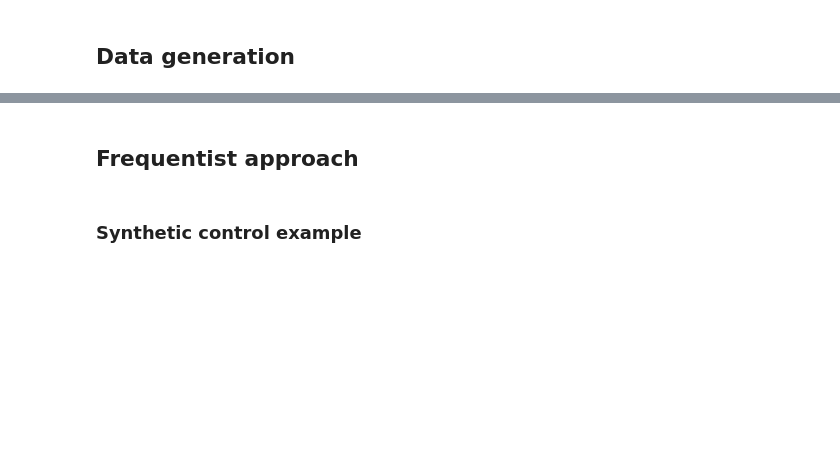
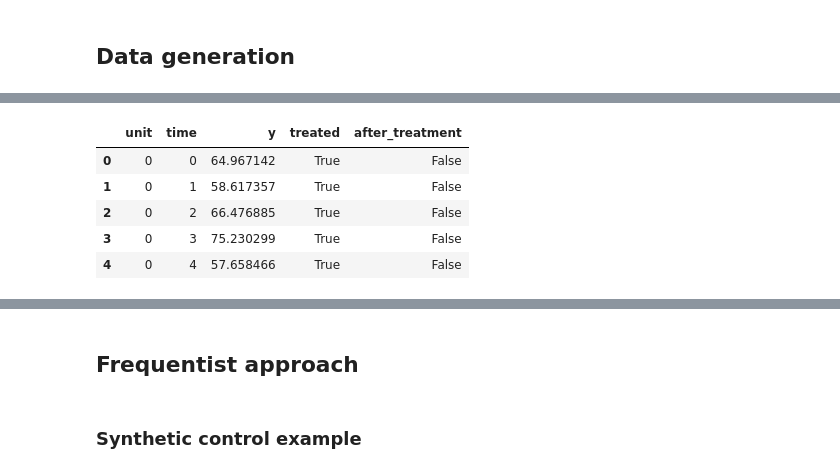
Before and after one commit to 123yaroslav/diplom, a Jupyter notebook: 01_examples.ipynb, the cells around one changed output, grey strips where cells are left out. Cells and saved outputs as stored; diff of their text form; code cells hidden in the pictures; blank space fills up the shorter version.

```diff
--- a/01_examples.ipynb
+++ b/01_examples.ipynb
@@ -70,0 +84,9 @@ data_bayes = data_bayes.rename(columns={0:'actual', 1:'a', 2:'b', 3:'c', 4:'d',
+# %%
+data.head(5)
+# %% [output]
+|  | unit | time | y | treated | after_treatment |
+| 0 | 0 | 0 | 64.967142 | True | False |
+| 1 | 0 | 1 | 58.617357 | True | False |
+| 2 | 0 | 2 | 66.476885 | True | False |
+| 3 | 0 | 3 | 75.230299 | True | False |
+| 4 | 0 | 4 | 57.658466 | True | False |
```
Also changed, not shown: parts of 13 cells of this notebook, 41 other files.
